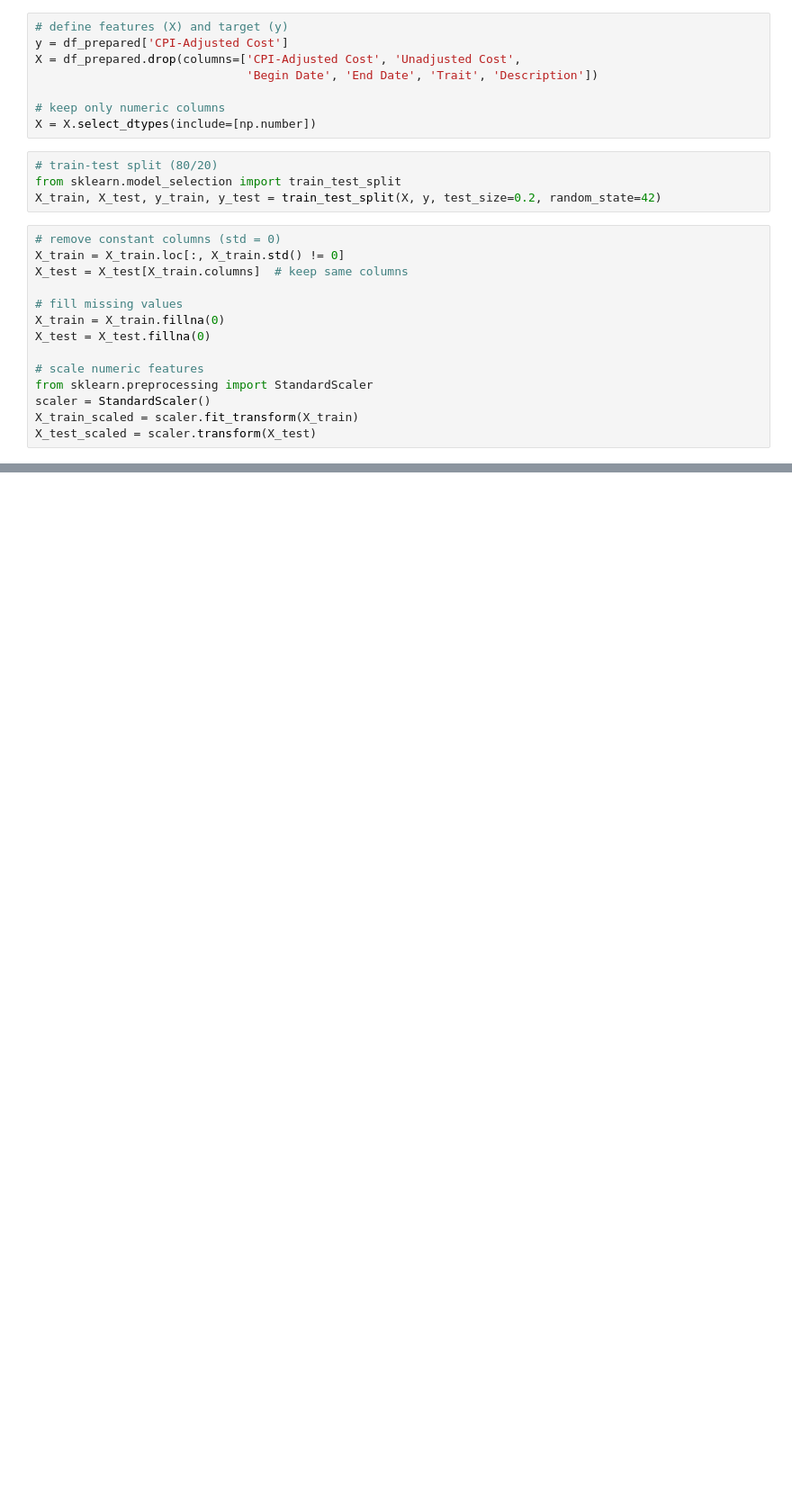
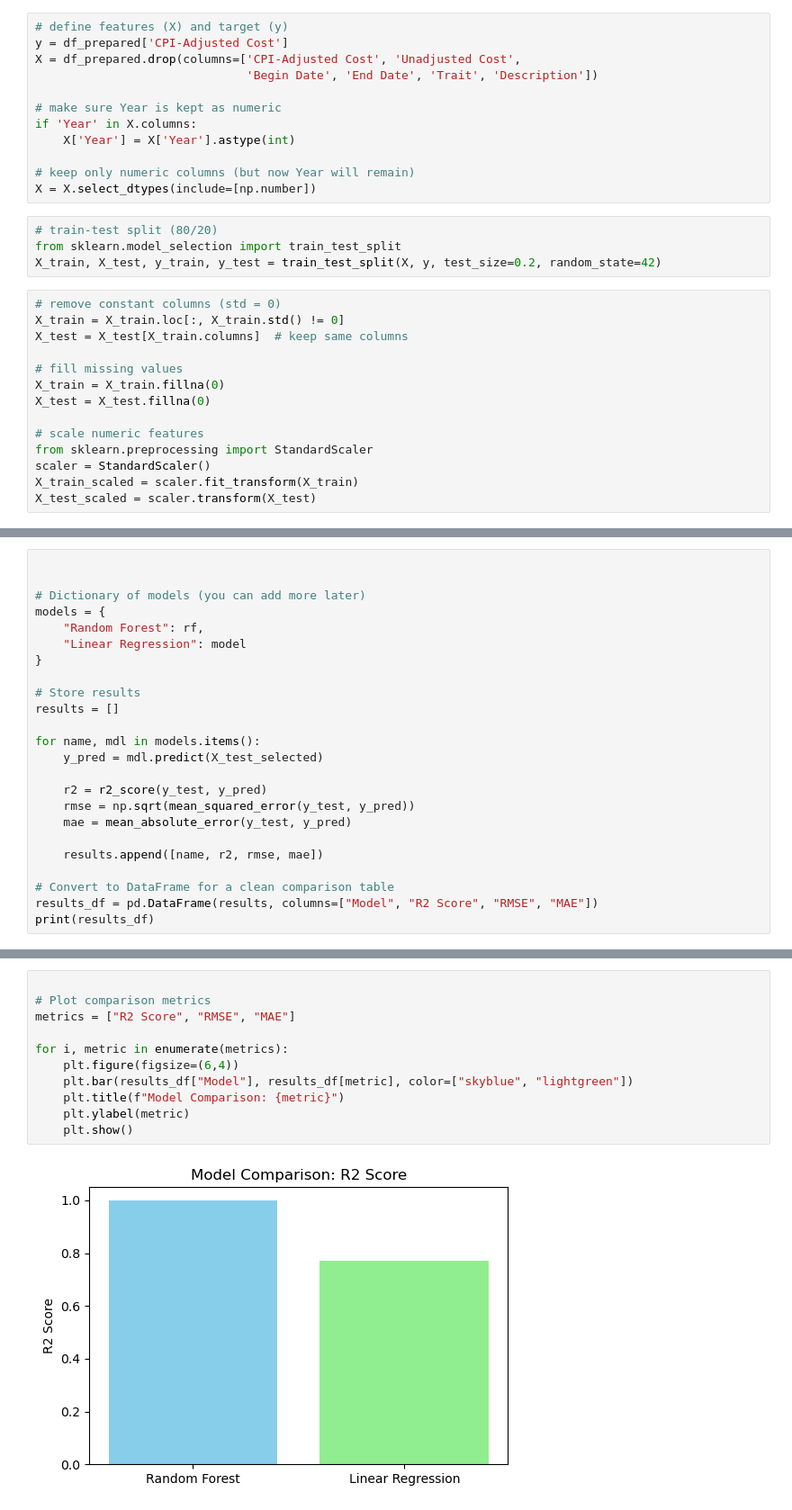
Before and after one commit to rudra90031/the-economic-impact-of-natural-disasters-on-local-economies, a Jupyter notebook: eco_impact.ipynb, the cells around one changed output, grey strips where cells are left out. Shown at 90% size. Saved outputs shown, nothing was run; the diff lists cells and outputs as text; blank space fills up the shorter version.

```diff
--- a/eco_impact.ipynb
+++ b/eco_impact.ipynb
@@ -237,7 +237,11 @@ y = df_prepared['CPI-Adjusted Cost']
 X = df_prepared.drop(columns=['CPI-Adjusted Cost', 'Unadjusted Cost',
                               'Begin Date', 'End Date', 'Trait', 'Description'])
 
-# keep only numeric columns
+# make sure Year is kept as numeric
+if 'Year' in X.columns:
+    X['Year'] = X['Year'].astype(int)
+
+# keep only numeric columns (but now Year will remain)
 X = X.select_dtypes(include=[np.number])
 # %%
 # train-test split (80/20)
@@ -309,0 +318,24 @@ MAE: 5936.906680763456
+# %%
+
+
+# Dictionary of models (you can add more later)
+models = {
+    "Random Forest": rf,
+    "Linear Regression": model
+}
+
+# Store results
+results = []
+
+for name, mdl in models.items():
+    y_pred = mdl.predict(X_test_selected)
+
+    r2 = r2_score(y_test, y_pred)
+    rmse = np.sqrt(mean_squared_error(y_test, y_pred))
+    mae = mean_absolute_error(y_test, y_pred)
+
+    results.append([name, r2, rmse, mae])
+
+# Convert to DataFrame for a clean comparison table
+results_df = pd.DataFrame(results, columns=["Model", "R2 Score", "RMSE", "MAE"])
+print(results_df)
@@ -309,0 +346,13 @@ MAE: 5936.906680763456
+# %%
+
+# Plot comparison metrics
+metrics = ["R2 Score", "RMSE", "MAE"]
+
+for i, metric in enumerate(metrics):
+    plt.figure(figsize=(6,4))
+    plt.bar(results_df["Model"], results_df[metric], color=["skyblue", "lightgreen"])
+    plt.title(f"Model Comparison: {metric}")
+    plt.ylabel(metric)
+    plt.show()
+# %% [output]
+[figure, added]
```
Also changed, not shown: parts of 13 cells of this notebook.
